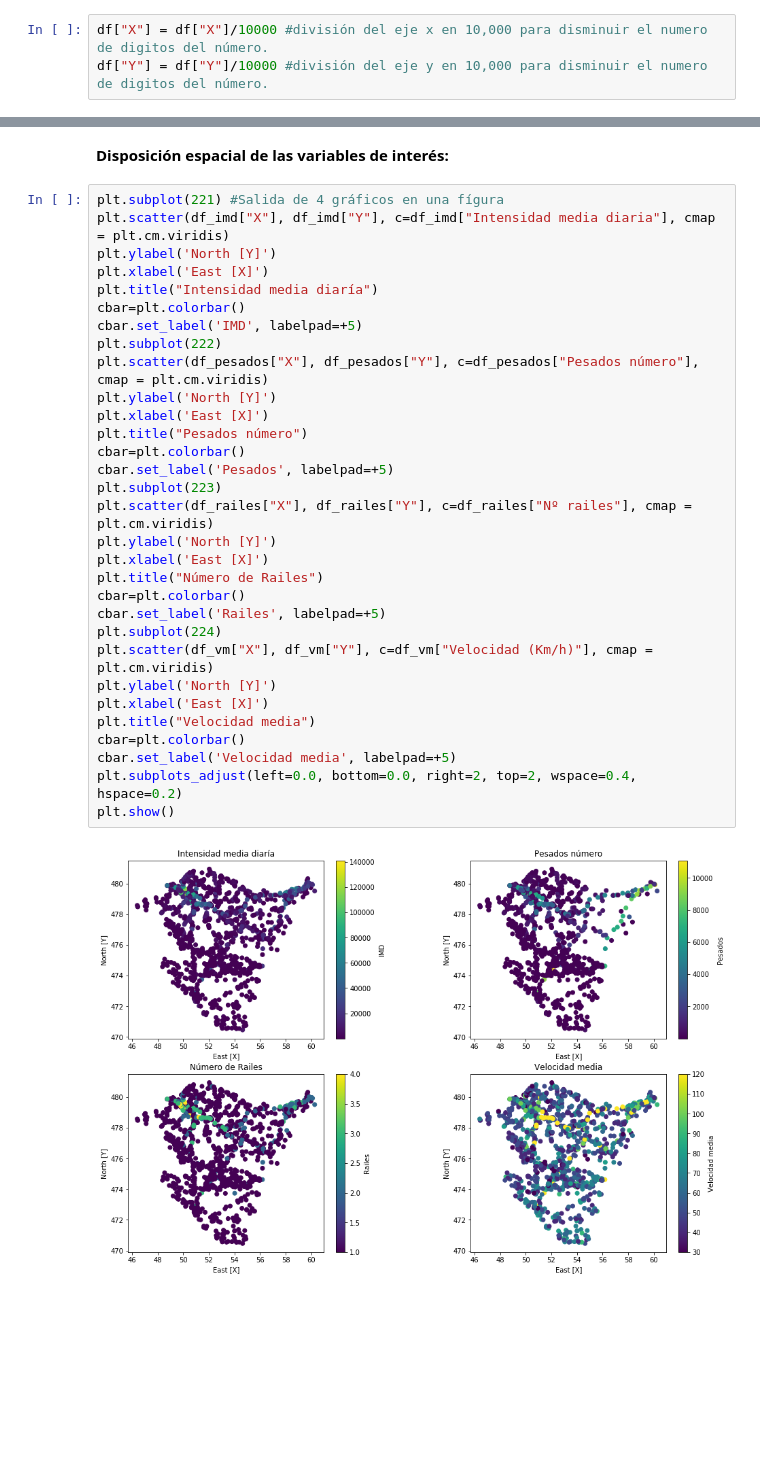
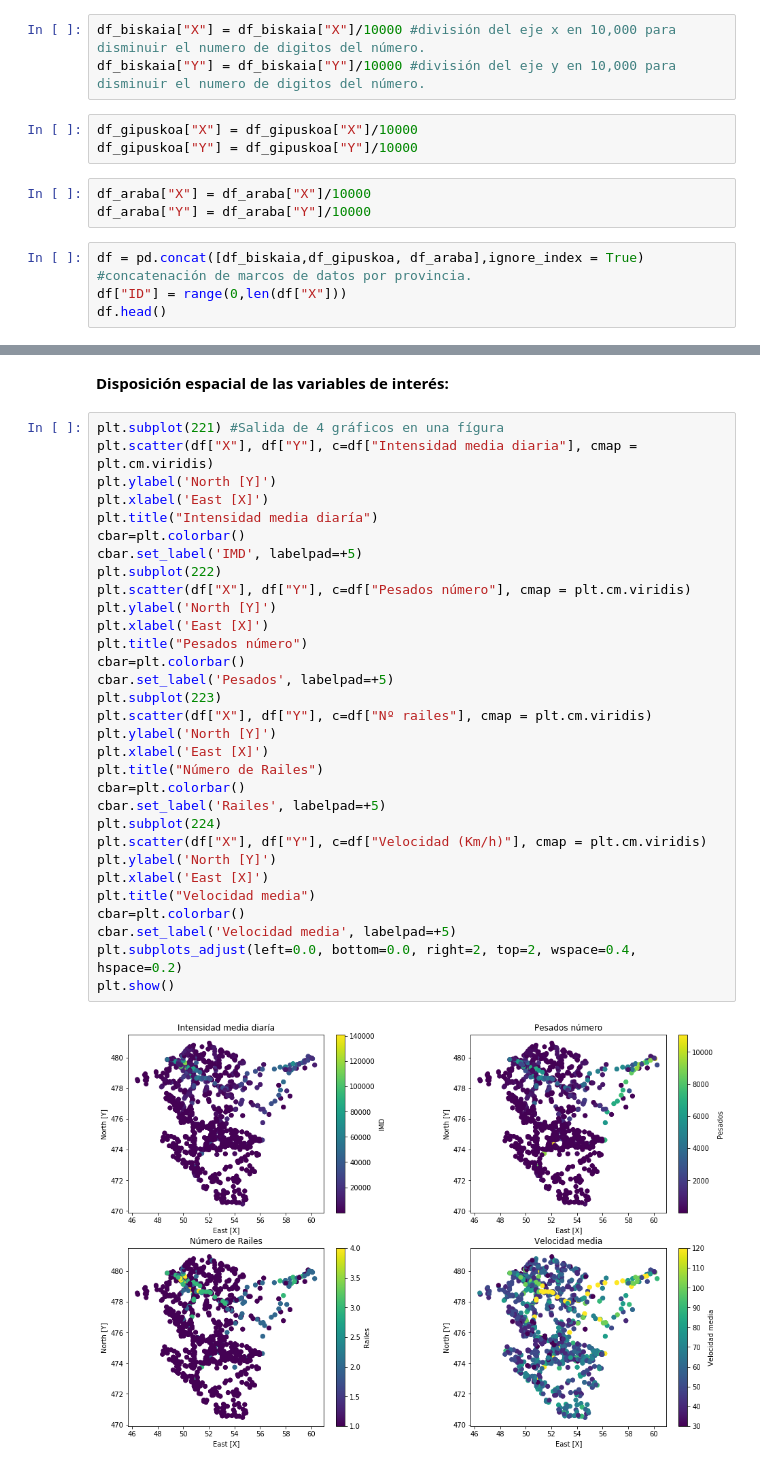
Before and after one commit to heberallin/Trabajos, a Jupyter notebook: Datos Tráfico .ipynb, the cells around one changed output, grey strips where cells are left out. Drawn from its saved outputs; the diff is of its cells as text; blank space fills up the shorter version.

```diff
--- a/Datos Tráfico .ipynb
+++ b/Datos Tráfico .ipynb
@@ -21,3 +19,13 @@ df.head(1) #Muestra los encabezados de las columnas que contiene el marco de dat
 # %%
-df["X"] = df["X"]/10000 #división del eje x en 10,000 para disminuir el numero de digitos del número.
-df["Y"] = df["Y"]/10000 #división del eje y en 10,000 para disminuir el numero de digitos del número.
+df_biskaia["X"] = df_biskaia["X"]/10000 #división del eje x en 10,000 para disminuir el numero de digitos del número.
+df_biskaia["Y"] = df_biskaia["Y"]/10000 #división del eje y en 10,000 para disminuir el numero de digitos del número.
+# %%
+df_gipuskoa["X"] = df_gipuskoa["X"]/10000
+df_gipuskoa["Y"] = df_gipuskoa["Y"]/10000
+# %%
+df_araba["X"] = df_araba["X"]/10000
+df_araba["Y"] = df_araba["Y"]/10000
+# %%
+df = pd.concat([df_biskaia,df_gipuskoa, df_araba],ignore_index = True) #concatenación de marcos de datos por provincia.
+df["ID"] = range(0,len(df["X"]))
+df.head()
@@ -88,34 +136,34 @@ df_vm = df[np.isfinite(df["Velocidad (Km/h)"])]
 **Disposición espacial de las variables de interés:**
 # %%
 plt.subplot(221) #Salida de 4 gráficos en una fígura
-plt.scatter(df_imd["X"], df_imd["Y"], c=df_imd["Intensidad media diaria"], cmap = plt.cm.viridis)
+plt.scatter(df["X"], df["Y"], c=df["Intensidad media diaria"], cmap = plt.cm.viridis)
 plt.ylabel('North [Y]')
 plt.xlabel('East [X]')
 plt.title("Intensidad media diaría")
 cbar=plt.colorbar()
 cbar.set_label('IMD', labelpad=+5)
 plt.subplot(222)
-plt.scatter(df_pesados["X"], df_pesados["Y"], c=df_pesados["Pesados número"], cmap = plt.cm.viridis)
+plt.scatter(df["X"], df["Y"], c=df["Pesados número"], cmap = plt.cm.viridis)
 plt.ylabel('North [Y]')
 plt.xlabel('East [X]')
 plt.title("Pesados número")
 cbar=plt.colorbar()
 cbar.set_label('Pesados', labelpad=+5)
 plt.subplot(223)
-plt.scatter(df_railes["X"], df_railes["Y"], c=df_railes["Nº railes"], cmap = plt.cm.viridis)
+plt.scatter(df["X"], df["Y"], c=df["Nº railes"], cmap = plt.cm.viridis)
 plt.ylabel('North [Y]')
 plt.xlabel('East [X]')
 plt.title("Número de Railes")
 cbar=plt.colorbar()
 cbar.set_label('Railes', labelpad=+5)
 plt.subplot(224)
-plt.scatter(df_vm["X"], df_vm["Y"], c=df_vm["Velocidad (Km/h)"], cmap = plt.cm.viridis)
+plt.scatter(df["X"], df["Y"], c=df["Velocidad (Km/h)"], cmap = plt.cm.viridis)
 plt.ylabel('North [Y]')
 plt.xlabel('East [X]')
 plt.title("Velocidad media")
 cbar=plt.colorbar()
 cbar.set_label('Velocidad media', labelpad=+5)
 plt.subplots_adjust(left=0.0, bottom=0.0, right=2, top=2, wspace=0.4, hspace=0.2)
 plt.show()
 # %% [output]
-[figure, old version]
+[figure, new version]
```
Also changed, not shown: parts of 22 cells of this notebook.
